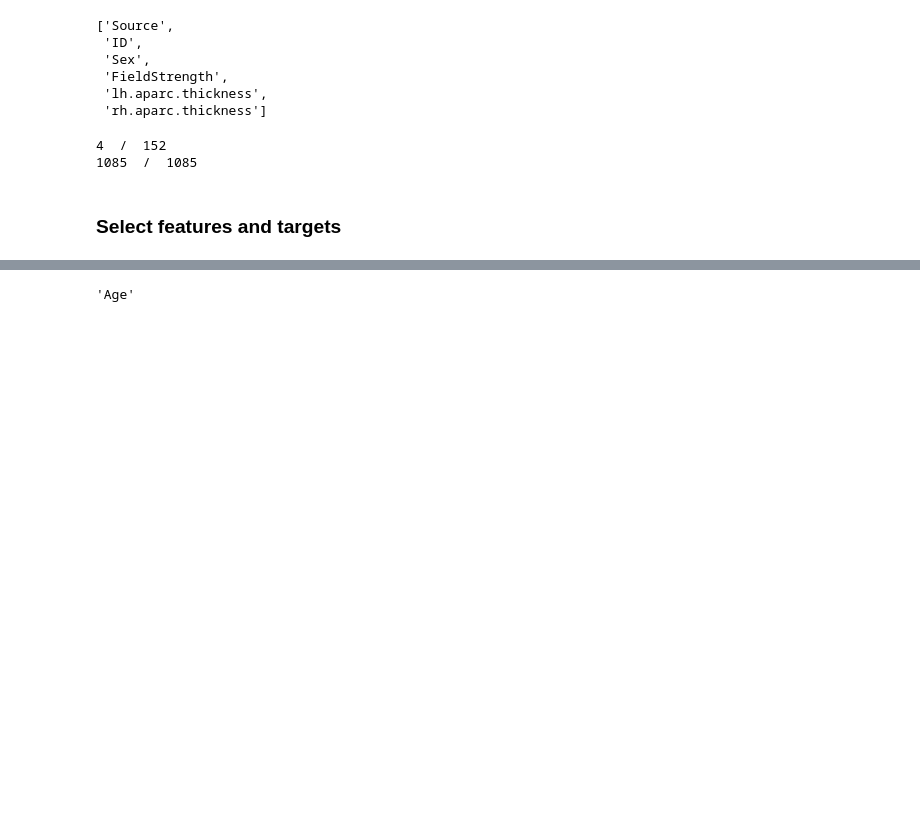
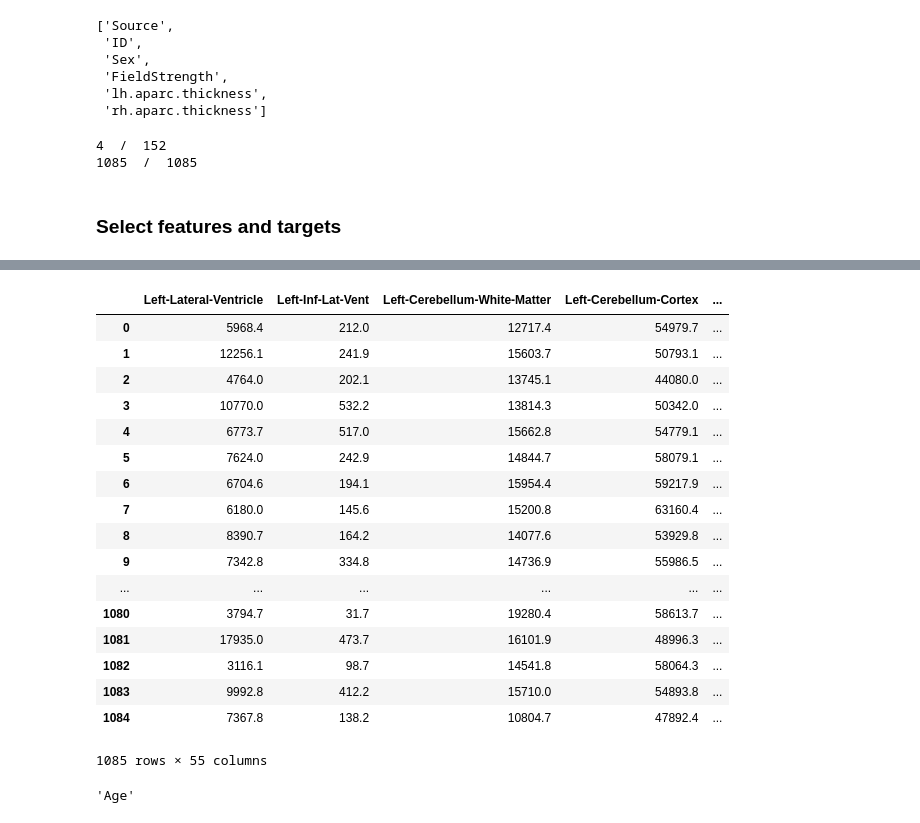
Before and after one commit to arvidl/elmed219-brainage, a Jupyter notebook: nbs/brain_age_explore.ipynb, the cells around one changed output, grey strips where cells are left out. Cells and saved outputs as stored; diff of their text form; code cells hidden in the pictures; blank space fills up the shorter version.

```diff
--- a/nbs/brain_age_explore.ipynb
+++ b/nbs/brain_age_explore.ipynb
@@ -144,3 +206,35 @@ features
+# %%
+dropcolumns = [
+    'EstimatedTotalIntraCranialVol',
+    'CSF',
+    'CC_Posterior',
+    'CC_Mid_Posterior',
+    'CC_Central',
+    'CC_Mid_Anterior',
+    'CC_Anterior'
+]
+
+df_lh = data_lh.drop(dropcolumns, axis=1)
+df_lh
+# %% [output]
+|  | Left-Lateral-Ventricle | Left-Inf-Lat-Vent | Left-Cerebellum-White-Matter | Left-Cerebellum-Cortex | ... |
+| 0 | 5968.4 | 212.0 | 12717.4 | 54979.7 | ... |
+| 1 | 12256.1 | 241.9 | 15603.7 | 50793.1 | ... |
+| 2 | 4764.0 | 202.1 | 13745.1 | 44080.0 | ... |
+| 3 | 10770.0 | 532.2 | 13814.3 | 50342.0 | ... |
+| 4 | 6773.7 | 517.0 | 15662.8 | 54779.1 | ... |
+| 5 | 7624.0 | 242.9 | 14844.7 | 58079.1 | ... |
+| 6 | 6704.6 | 194.1 | 15954.4 | 59217.9 | ... |
+| 7 | 6180.0 | 145.6 | 15200.8 | 63160.4 | ... |
+| 8 | 8390.7 | 164.2 | 14077.6 | 53929.8 | ... |
+| 9 | 7342.8 | 334.8 | 14736.9 | 55986.5 | ... |
+| ... | ... | ... | ... | ... | ... |
+| 1080 | 3794.7 | 31.7 | 19280.4 | 58613.7 | ... |
+| 1081 | 17935.0 | 473.7 | 16101.9 | 48996.3 | ... |
+| 1082 | 3116.1 | 98.7 | 14541.8 | 58064.3 | ... |
+| 1083 | 9992.8 | 412.2 | 15710.0 | 54893.8 | ... |
+| 1084 | 7367.8 | 138.2 | 10804.7 | 47892.4 | ... |
+1085 rows × 55 columns
 # %%
 target
 # %% [output]
```
Also changed, not shown: parts of 12 cells of this notebook.
